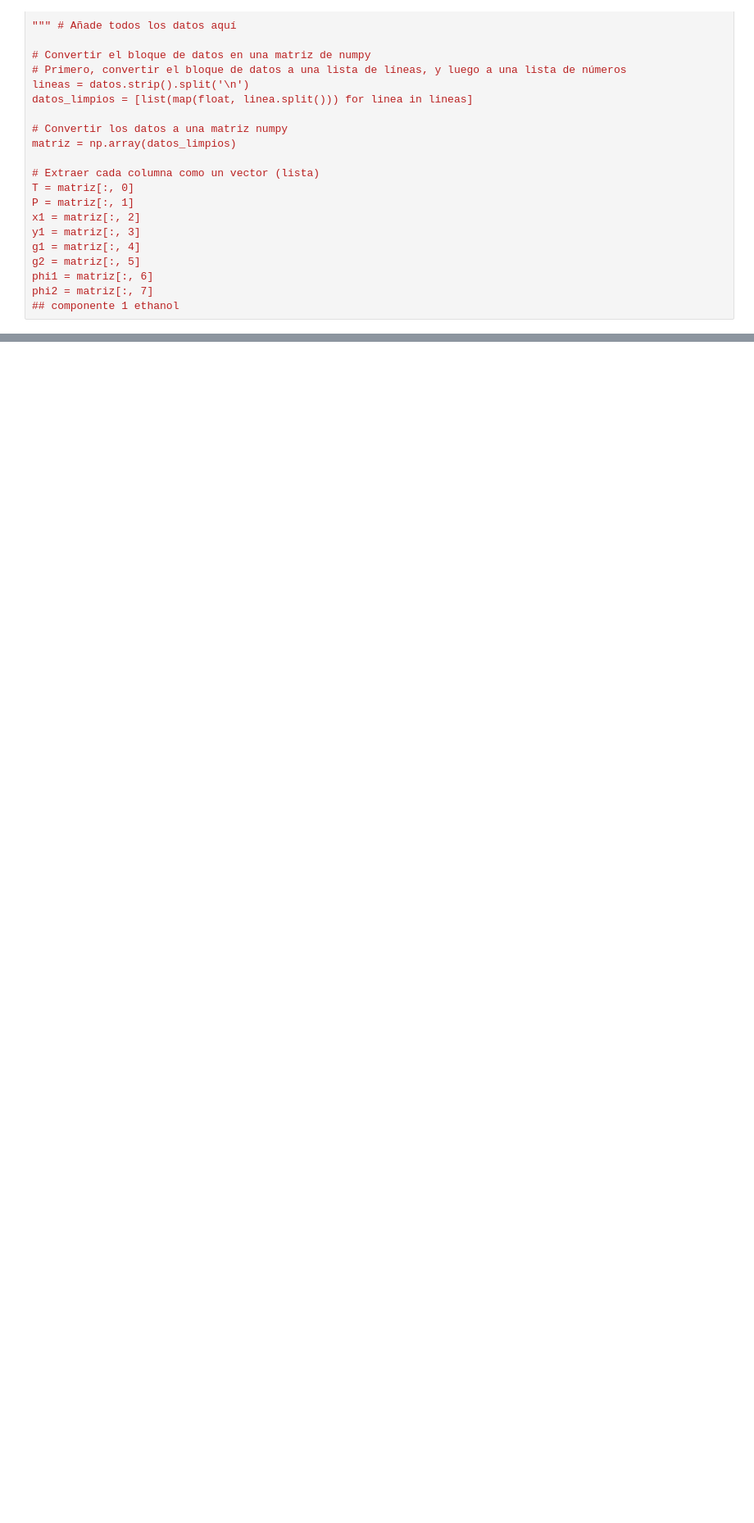
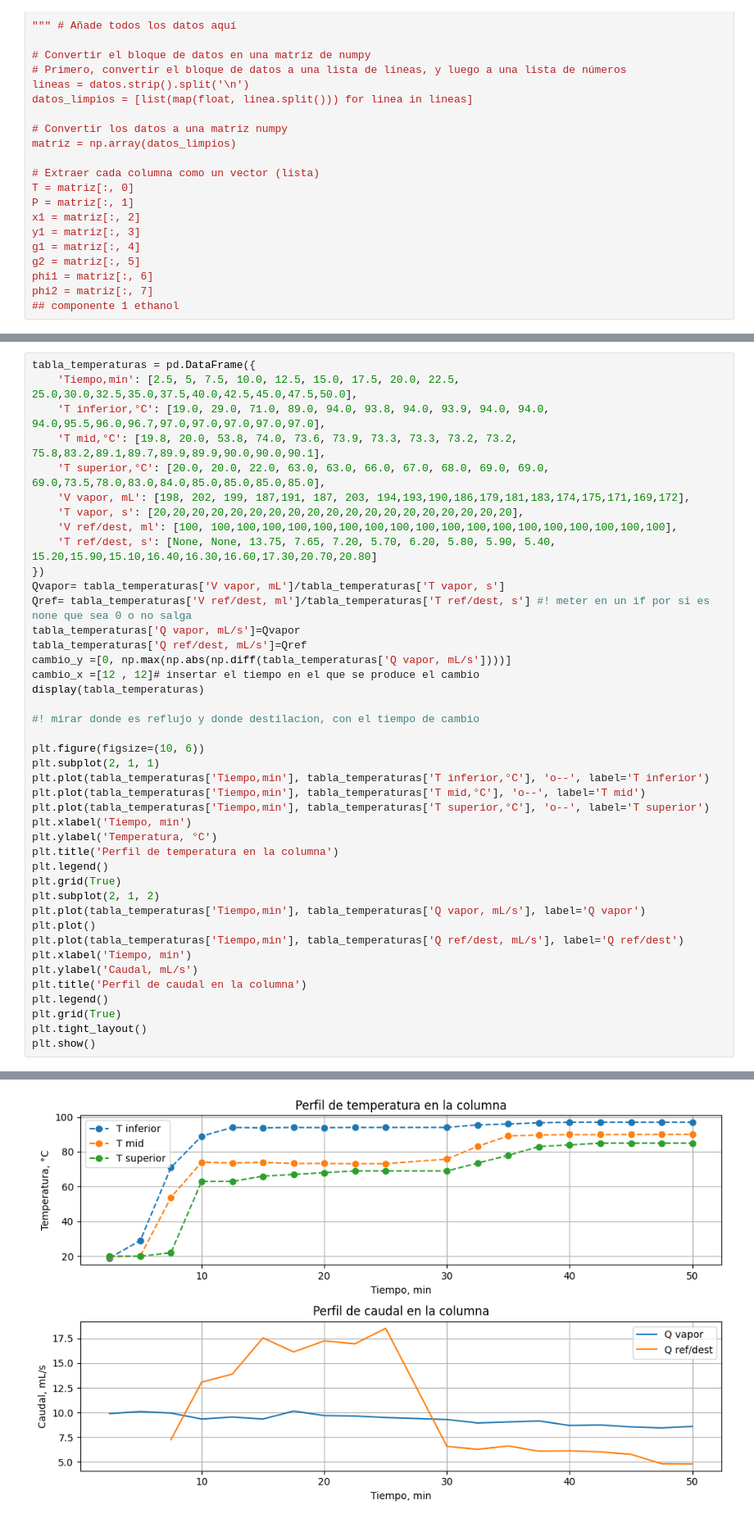
Before and after one commit to ChristianPh404/exp2, a Jupyter notebook: pract6.ipynb, the cells around one changed output, grey strips where cells are left out. Shown at 82% size. Saved outputs shown, nothing was run; the diff lists cells and outputs as text; blank space fills up the shorter version.

```diff
--- a/pract6.ipynb
+++ b/pract6.ipynb
@@ -529,0 +484,43 @@ plt.show()
+# %%
+tabla_temperaturas = pd.DataFrame({
+    'Tiempo,min': [2.5, 5, 7.5, 10.0, 12.5, 15.0, 17.5, 20.0, 22.5, 25.0,30.0,32.5,35.0,37.5,40.0,42.5,45.0,47.5,50.0],
+    'T inferior,°C': [19.0, 29.0, 71.0, 89.0, 94.0, 93.8, 94.0, 93.9, 94.0, 94.0, 94.0,95.5,96.0,96.7,97.0,97.0,97.0,97.0,97.0],
+    'T mid,°C': [19.8, 20.0, 53.8, 74.0, 73.6, 73.9, 73.3, 73.3, 73.2, 73.2, 75.8,83.2,89.1,89.7,89.9,89.9,90.0,90.0,90.1],
+    'T superior,°C': [20.0, 20.0, 22.0, 63.0, 63.0, 66.0, 67.0, 68.0, 69.0, 69.0, 69.0,73.5,78.0,83.0,84.0,85.0,85.0,85.0,85.0],
+    'V vapor, mL': [198, 202, 199, 187,191, 187, 203, 194,193,190,186,179,181,183,174,175,171,169,172],
+    'T vapor, s': [20,20,20,20,20,20,20,20,20,20,20,20,20,20,20,20,20,20,20],
+    'V ref/dest, ml': [100, 100,100,100,100,100,100,100,100,100,100,100,100,100,100,100,100,100,100],
+    'T ref/dest, s': [None, None, 13.75, 7.65, 7.20, 5.70, 6.20, 5.80, 5.90, 5.40, 15.20,15.90,15.10,16.40,16.30,16.60,17.30,20.70,20.80]
+})
+Qvapor= tabla_temperaturas['V vapor, mL']/tabla_temperaturas['T vapor, s']
+Qref= tabla_temperaturas['V ref/dest, ml']/tabla_temperaturas['T ref/dest, s'] #! meter en un if por si es none que sea 0 o no salga
+tabla_temperaturas['Q vapor, mL/s']=Qvapor
+tabla_temperaturas['Q ref/dest, mL/s']=Qref
+cambio_y =[0, np.max(np.abs(np.diff(tabla_temperaturas['Q vapor, mL/s'])))]
+cambio_x =[12 , 12]# insertar el tiempo en el que se produce el cambio
+display(tabla_temperaturas)
+
+#! mirar donde es reflujo y donde destilacion, con el tiempo de cambio
+
+plt.figure(figsize=(10, 6))
+plt.subplot(2, 1, 1)
+plt.plot(tabla_temperaturas['Tiempo,min'], tabla_temperaturas['T inferior,°C'], 'o--', label='T inferior')
+plt.plot(tabla_temperaturas['Tiempo,min'], tabla_temperaturas['T mid,°C'], 'o--', label='T mid')
+plt.plot(tabla_temperaturas['Tiempo,min'], tabla_temperaturas['T superior,°C'], 'o--', label='T superior')
+plt.xlabel('Tiempo, min')
+plt.ylabel('Temperatura, °C')
+plt.title('Perfil de temperatura en la columna')
+plt.legend()
+plt.grid(True)
+plt.subplot(2, 1, 2)
+plt.plot(tabla_temperaturas['Tiempo,min'], tabla_temperaturas['Q vapor, mL/s'], label='Q vapor')
+plt.plot()
+plt.plot(tabla_temperaturas['Tiempo,min'], tabla_temperaturas['Q ref/dest, mL/s'], label='Q ref/dest')
+plt.xlabel('Tiempo, min')
+plt.ylabel('Caudal, mL/s')
+plt.title('Perfil de caudal en la columna')
+plt.legend()
+plt.grid(True)
+plt.tight_layout()
+plt.show()
+# %% [output]
@@ -530,2 +544,3 @@ plt.show()
+[figure, added]
 # %%
 #determinar T con con la presion de vapor
```
Also changed, not shown: parts of 5 cells of this notebook.
